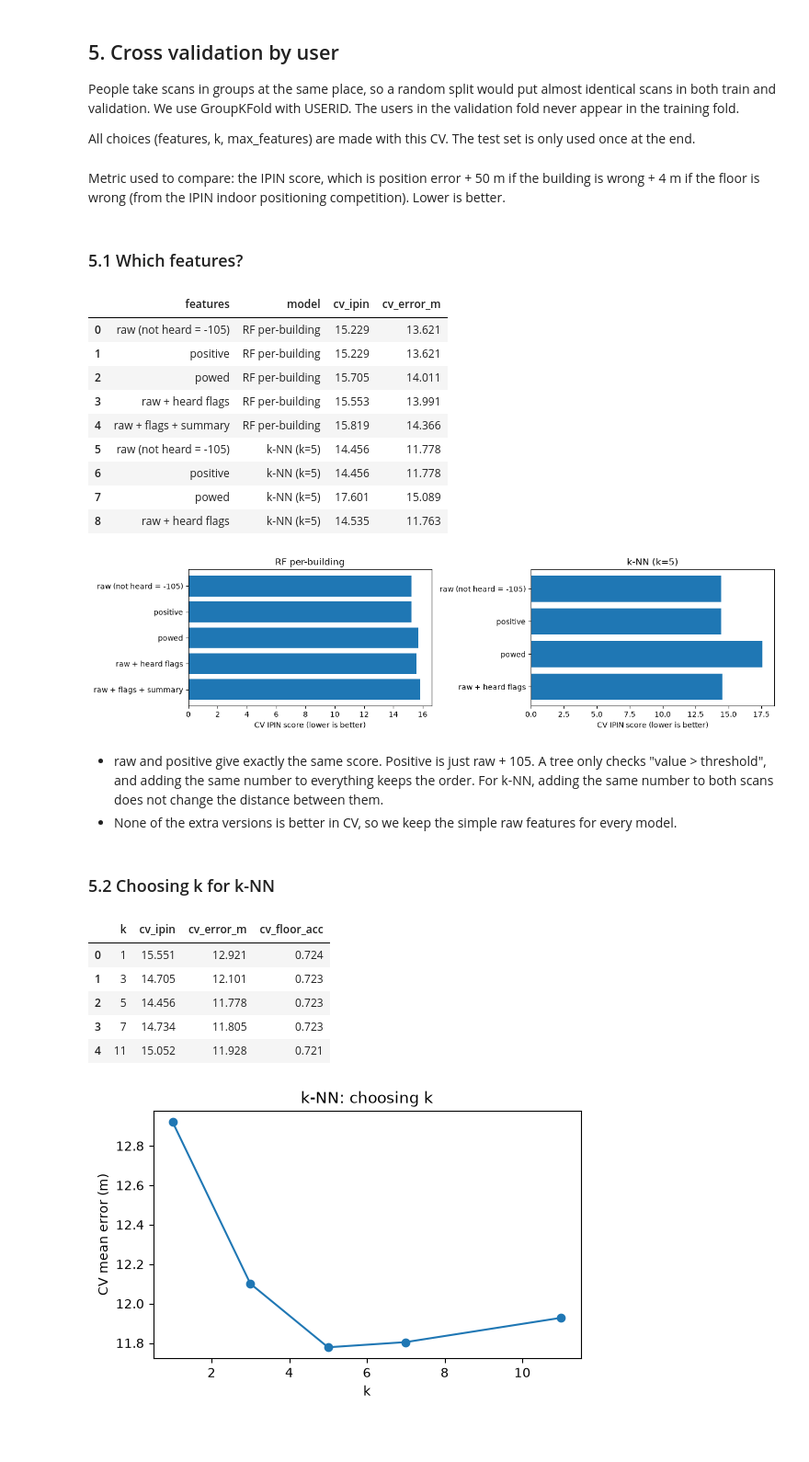
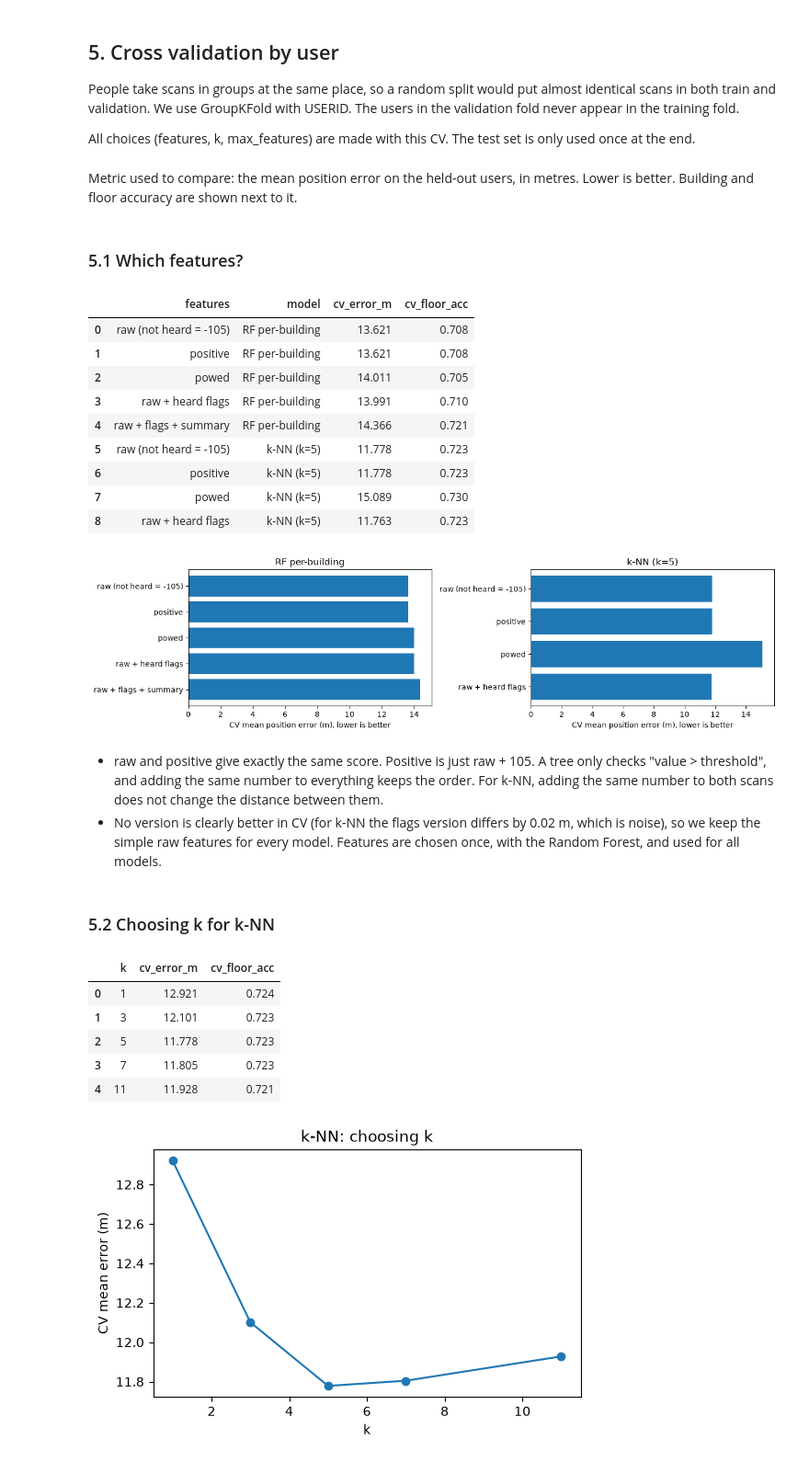
Before and after one commit to rishiraj38/indoor-location-wifi, a Jupyter notebook: notebooks/phase1_ml_baseline.ipynb, the cells around one changed output. Shown at 92% size. Drawn from its saved outputs; the diff is of its cells as text; code cells hidden in the pictures; blank space fills up the shorter version.

Commit message:
Report plain position error instead of the IPIN score
Models and settings are now chosen by mean position error in
cross-validation. All chosen settings and test results are unchanged.

```diff
--- a/notebooks/phase1_ml_baseline.ipynb
+++ b/notebooks/phase1_ml_baseline.ipynb
@@ -353,7 +353,7 @@ def cv_score(make_model):
         scores.append(summarize(ytr.iloc[va_idx].reset_index(drop=True), model.predict(Xtr[va_idx])))
     return pd.DataFrame(scores).mean()
 # %% [markdown]
-Metric used to compare: the IPIN score, which is position error + 50 m if the building is wrong + 4 m if the floor is wrong (from the IPIN indoor positioning competition). Lower is better.
+Metric used to compare: the mean position error on the held-out users, in metres. Lower is better. Building and floor accuracy are shown next to it.
 # %% [markdown]
 ### 5.1 Which features?
 # %%
@@ -368,39 +368,39 @@ feature_versions = {
 rows = []
 for name, cfg in feature_versions.items():
     s = cv_score(lambda cfg=cfg: HierarchicalModel("rf", features=FingerprintFeatures(**cfg), n_estimators=200))
-    rows.append({"features": name, "model": "RF per-building", "cv_ipin": s.ipin_score_m, "cv_error_m": s.mean_error_m})
+    rows.append({"features": name, "model": "RF per-building", "cv_error_m": s.mean_error_m, "cv_floor_acc": s.building_floor_acc})
 for name in ["raw (not heard = -105)", "positive", "powed", "raw + heard flags"]:
     cfg = feature_versions[name]
     s = cv_score(lambda cfg=cfg: IndependentModel("knn", features=FingerprintFeatures(**cfg), k=5))
-    rows.append({"features": name, "model": "k-NN (k=5)", "cv_ipin": s.ipin_score_m, "cv_error_m": s.mean_error_m})
+    rows.append({"features": name, "model": "k-NN (k=5)", "cv_error_m": s.mean_error_m, "cv_floor_acc": s.building_floor_acc})
 feat_cv = pd.DataFrame(rows)
 feat_cv
 # %% [output]
-|  | features | model | cv_ipin | cv_error_m |
-| 0 | raw (not heard = -105) | RF per-building | 15.229 | 13.621 |
-| 1 | positive | RF per-building | 15.229 | 13.621 |
-| 2 | powed | RF per-building | 15.705 | 14.011 |
-| 3 | raw + heard flags | RF per-building | 15.553 | 13.991 |
-| 4 | raw + flags + summary | RF per-building | 15.819 | 14.366 |
-| 5 | raw (not heard = -105) | k-NN (k=5) | 14.456 | 11.778 |
-| 6 | positive | k-NN (k=5) | 14.456 | 11.778 |
-| 7 | powed | k-NN (k=5) | 17.601 | 15.089 |
-| 8 | raw + heard flags | k-NN (k=5) | 14.535 | 11.763 |
+|  | features | model | cv_error_m | cv_floor_acc |
+| 0 | raw (not heard = -105) | RF per-building | 13.621 | 0.708 |
+| 1 | positive | RF per-building | 13.621 | 0.708 |
+| 2 | powed | RF per-building | 14.011 | 0.705 |
+| 3 | raw + heard flags | RF per-building | 13.991 | 0.710 |
+| 4 | raw + flags + summary | RF per-building | 14.366 | 0.721 |
+| 5 | raw (not heard = -105) | k-NN (k=5) | 11.778 | 0.723 |
+| 6 | positive | k-NN (k=5) | 11.778 | 0.723 |
+| 7 | powed | k-NN (k=5) | 15.089 | 0.730 |
+| 8 | raw + heard flags | k-NN (k=5) | 11.763 | 0.723 |
 # %%
 fig, ax = plt.subplots(1, 2, figsize=(13, 3.5))
 for a, model in zip(ax, ["RF per-building", "k-NN (k=5)"]):
     d = feat_cv[feat_cv.model == model]
-    a.barh(d.features, d.cv_ipin)
+    a.barh(d.features, d.cv_error_m)
     a.invert_yaxis()
-    a.set_xlabel("CV IPIN score (lower is better)")
+    a.set_xlabel("CV mean position error (m), lower is better")
     a.set_title(model)
 plt.tight_layout()
 plt.show()
 # %% [output]
-[figure, old version]
+[figure, new version]
 # %% [markdown]
 - raw and positive give exactly the same score. Positive is just raw + 105. A tree only checks "value > threshold", and adding the same number to everything keeps the order. For k-NN, adding the same number to both scans does not change the distance between them.
-- None of the extra versions is better in CV, so we keep the simple raw features for every model.
+- No version is clearly better in CV (for k-NN the flags version differs by 0.02 m, which is noise), so we keep the simple raw features for every model. Features are chosen once, with the Random Forest, and used for all models.
 # %%
 best_features = dict(representation="raw", add_indicators=False, add_summary=False)
 # %% [markdown]
@@ -409,16 +409,16 @@ best_features = dict(representation="raw", add_indicators=False, add_summary=Fal
 knn_rows = []
 for k in [1, 3, 5, 7, 11]:
     s = cv_score(lambda k=k: IndependentModel("knn", features=FingerprintFeatures(**best_features), k=k))
-    knn_rows.append({"k": k, "cv_ipin": s.ipin_score_m, "cv_error_m": s.mean_error_m, "cv_floor_acc": s.building_floor_acc})
+    knn_rows.append({"k": k, "cv_error_m": s.mean_error_m, "cv_floor_acc": s.building_floor_acc})
 knn_cv = pd.DataFrame(knn_rows)
 knn_cv
 # %% [output]
-|  | k | cv_ipin | cv_error_m | cv_floor_acc |
-| 0 | 1 | 15.551 | 12.921 | 0.724 |
-| 1 | 3 | 14.705 | 12.101 | 0.723 |
-| 2 | 5 | 14.456 | 11.778 | 0.723 |
-| 3 | 7 | 14.734 | 11.805 | 0.723 |
-| 4 | 11 | 15.052 | 11.928 | 0.721 |
+|  | k | cv_error_m | cv_floor_acc |
+| 0 | 1 | 12.921 | 0.724 |
+| 1 | 3 | 12.101 | 0.723 |
+| 2 | 5 | 11.778 | 0.723 |
+| 3 | 7 | 11.805 | 0.723 |
+| 4 | 11 | 11.928 | 0.721 |
 # %%
 plt.figure(figsize=(6, 3.5))
 plt.plot(knn_cv.k, knn_cv.cv_error_m, marker="o")
```
Also changed, not shown: parts of 4 cells of this notebook, 18 other files.
